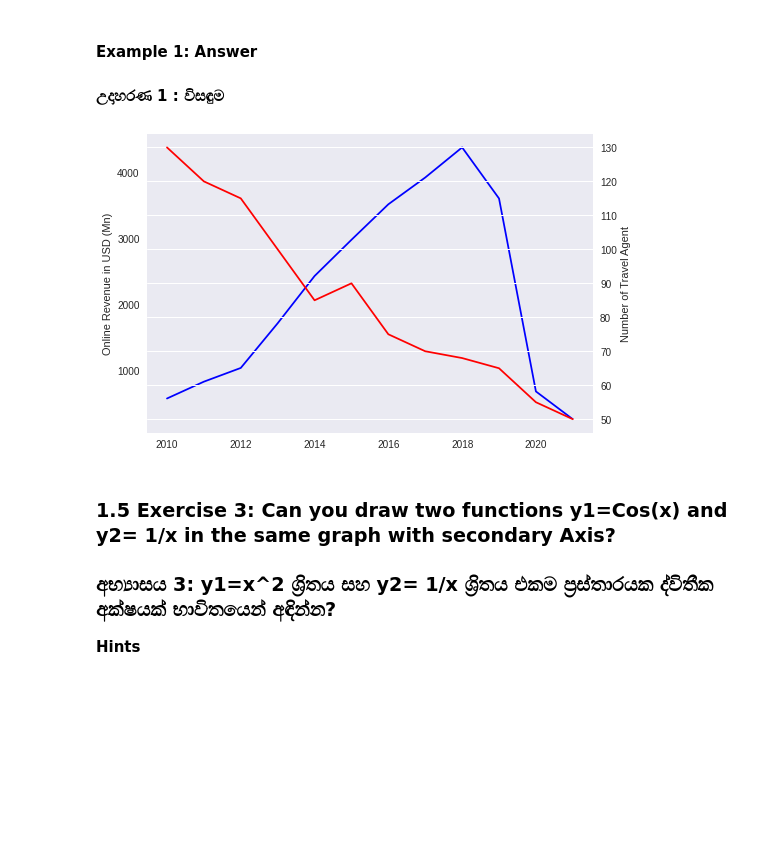
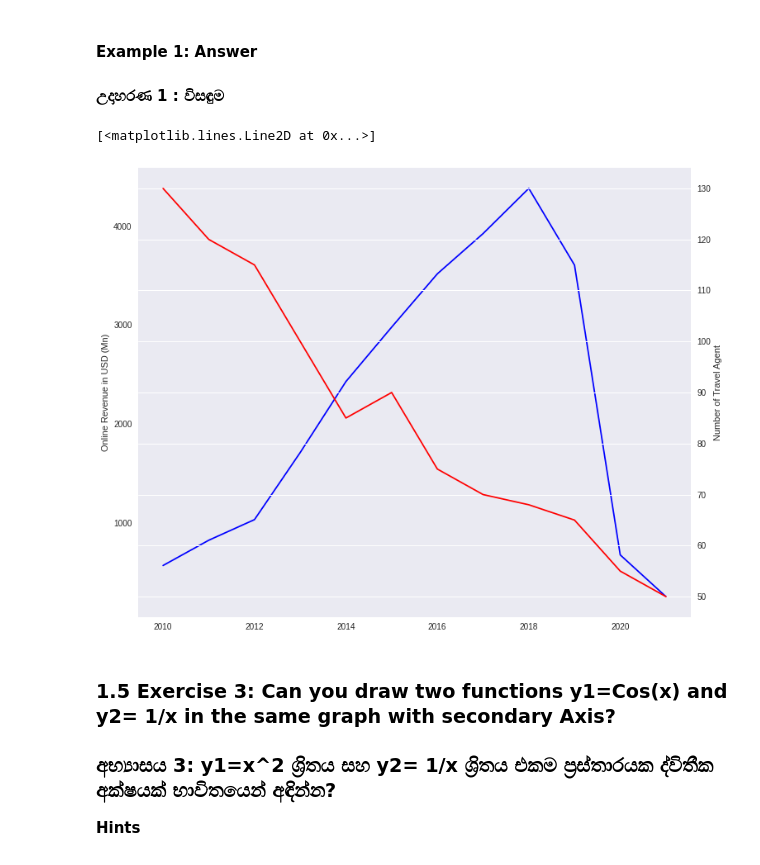
Before and after one commit to GPrathap/pythonII, a Jupyter notebook: sec_matplotlib/matplotlib.ipynb, the cells around one changed output. Cells and saved outputs as stored; diff of their text form; code cells hidden in the pictures; blank space fills up the shorter version.

```diff
--- a/sec_matplotlib/matplotlib.ipynb
+++ b/sec_matplotlib/matplotlib.ipynb
@@ -322,26 +322,25 @@ That is, after plotting the first chart using ax1, you can get the reference for
 #### උදාහරණ 1 : විසඳුම
 # %%
 #configure the graph size & style (height and width)
-
 plt.style.use('seaborn')
 # Plot second line in secondary Y axis.
 x = np.arange(2010, 2022, 1)
 no_of_travel_agent = [130,120,115,100,85,90,75,70,68,65,55,50]
 online_hotel_revenue =[575,830,1038,1715,2431,2980,3518,3924,4380,3606,682,261]
 
 # Plot
-fig, ax1 = plt.subplots()
+fig, ax1 = plt.subplots(figsize=(12,10))
 ax1.set_ylabel('Online Revenue in USD (Mn)')
 ax1.plot(x, online_hotel_revenue, color='blue')
 ax1.grid()
 
 # Second Line on secondary Y axis
 ax2 = ax1.twinx()  # join a second axis with the first graph we just made
 ax2.set_ylabel('Number of Travel Agent')
 ax2.plot(x, no_of_travel_agent,color='red')
-plt.show()
 # %% [output]
+[<matplotlib.lines.Line2D at 0x...>]
-[figure, old version]
+[figure, new version]
 # %% [markdown]
 ### 1.5 **Exercise 3**: Can you draw two functions y1=Cos(x) and y2= 1/x in the same graph with secondary Axis?
 ### **අභ්‍යාසය 3**: y1=x^2 ශ්‍රිතය සහ y2= 1/x ශ්‍රිතය එකම ප්‍රස්තාරයක ද්විතීක අක්ෂයක් භාවිතයෙන් අඳින්න?
```
